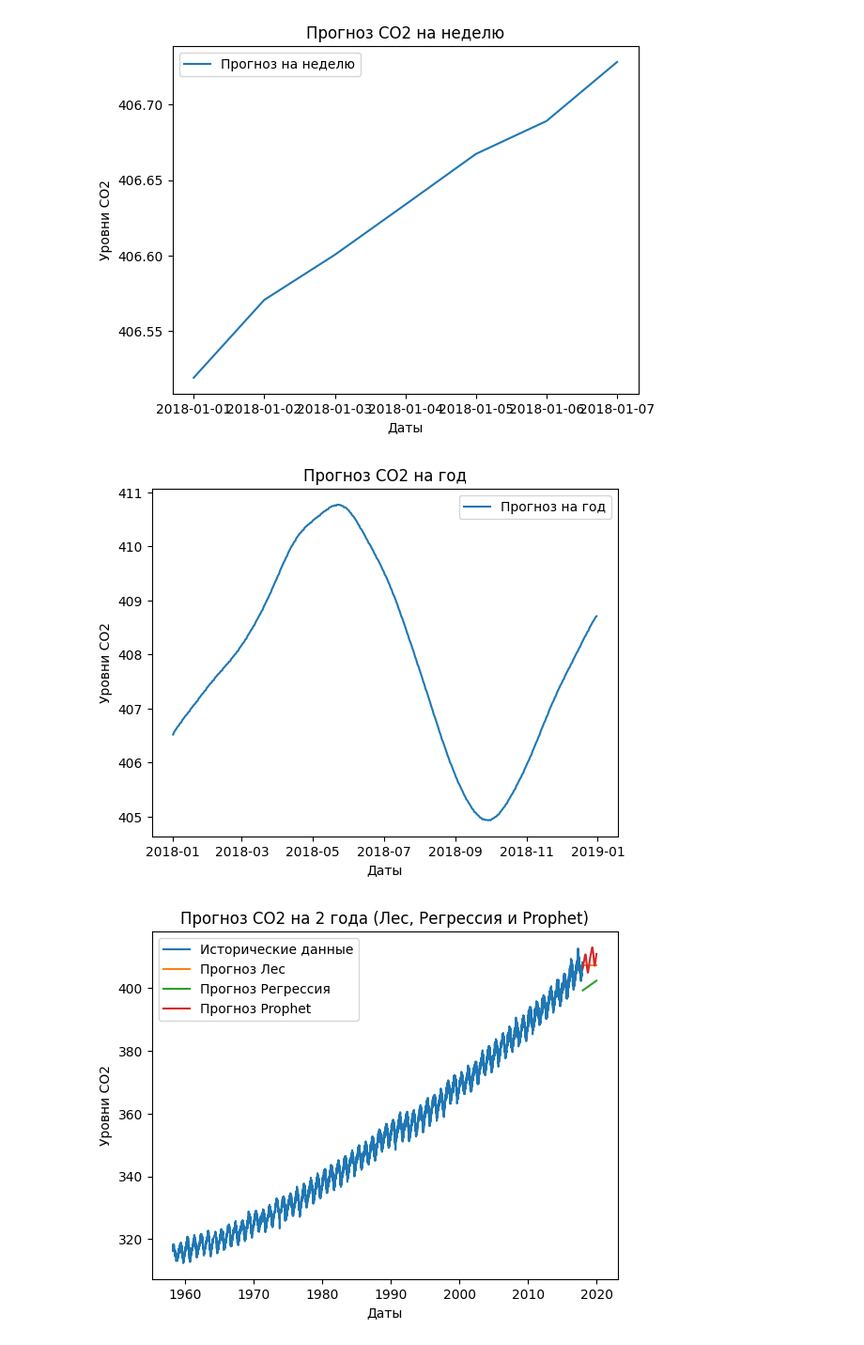
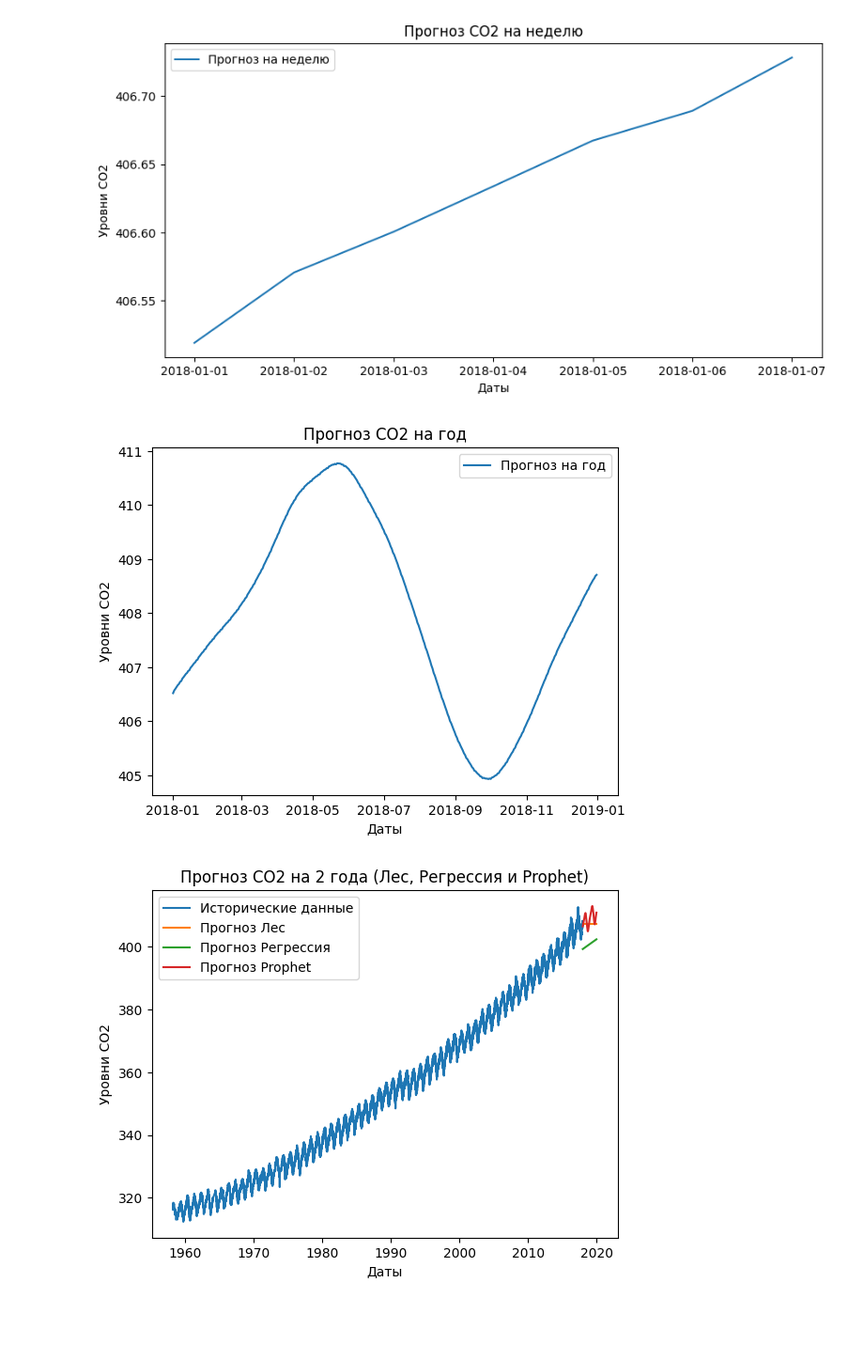
Before and after one commit to homaggggg/dsp_bigdata, a Jupyter notebook: timerows/timerows.ipynb, the cells around one changed output. Shown at 94% size. Cells and saved outputs as stored; diff of their text form; code cells hidden in the pictures; blank space fills up the shorter version.

```diff
--- a/timerows/timerows.ipynb
+++ b/timerows/timerows.ipynb
@@ -110,23 +98,24 @@ plt.show()
 # %%
 # Прогноз на неделю
 week_prediction = forecast_two_years[(forecast_two_years['ds'] > df['ds'].max()) & (forecast_two_years['ds'] <= df['ds'].max() + pd.Timedelta(days=7))]
+plt.figure().set_figwidth(10)
 plt.plot(week_prediction['ds'], week_prediction['yhat'], label='Прогноз на неделю')
 plt.xlabel('Даты')
 plt.ylabel('Уровни CO2')
 plt.title('Прогноз CO2 на неделю')
 plt.legend()
 plt.show()
 
 # Прогноз на год
 year_prediction = forecast_two_years[(forecast_two_years['ds'] > df['ds'].max()) & (forecast_two_years['ds'] <= df['ds'].max() + pd.Timedelta(days=365))]
 plt.plot(year_prediction['ds'], year_prediction['yhat'], label='Прогноз на год')
 plt.xlabel('Даты')
 plt.ylabel('Уровни CO2')
 plt.title('Прогноз CO2 на год')
 plt.legend()
 plt.show()
 # %% [output]
-[figure, old version]
+[figure, new version]
 [figure]
 # %%
 # Подготовка данных для моделей машинного обучения
```
Also changed, not shown: parts of 6 cells of this notebook.
